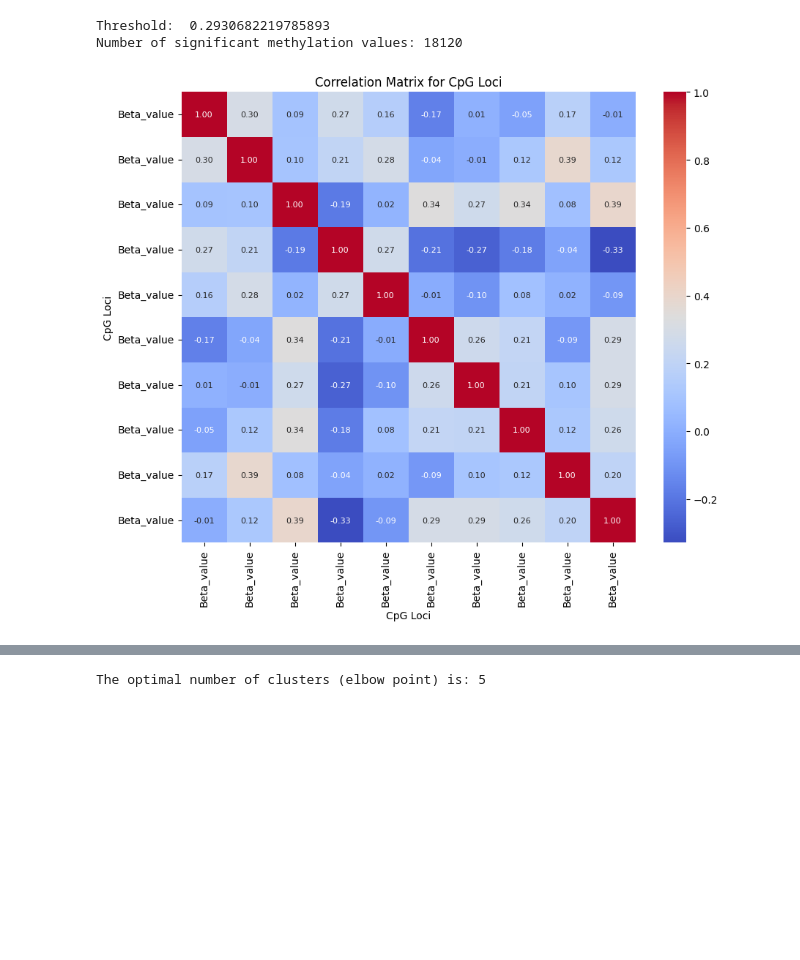
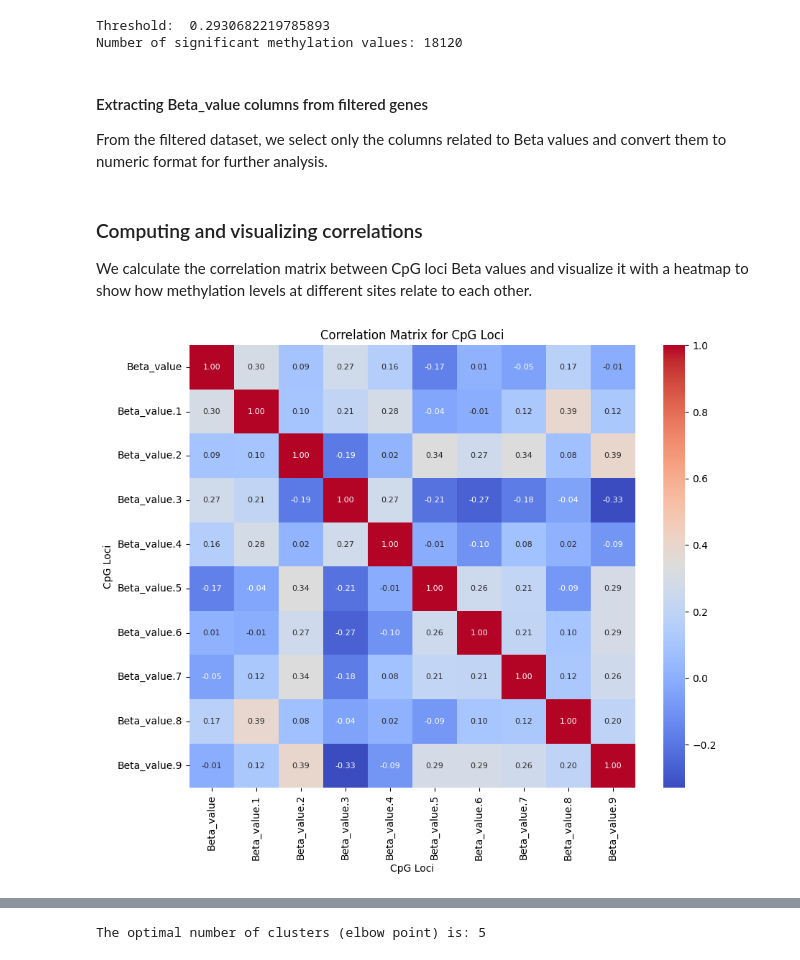
Before and after one commit to killica/Cluster-analysis-of-epigenome, a Jupyter notebook: ClusterAnalysisOfEpigenome.ipynb, the cells around one changed output, grey strips where cells are left out. Cells and saved outputs as stored; diff of their text form; code cells hidden in the pictures; blank space fills up the shorter version.

```diff
--- a/ClusterAnalysisOfEpigenome.ipynb
+++ b/ClusterAnalysisOfEpigenome.ipynb
@@ -171,3 +216,7 @@ Number of significant methylation values: 18120
+# %% [markdown]
+#### Extracting Beta_value columns from filtered genes
+
+From the filtered dataset, we select only the columns related to Beta values and convert them to numeric format for further analysis.
 # %%
 # Extract only Beta_value columns for filtered genes
 beta_value_columns = [index for index, column in enumerate(df.columns) if 'Beta_value' in column]
@@ -176,12 +227,19 @@ beta_values = beta_values.apply(pd.to_numeric, errors='coerce')
+# %% [markdown]
+### Computing and visualizing correlations
+
+We calculate the correlation matrix between CpG loci Beta values and visualize it with a heatmap to show how methylation levels at different sites relate to each other.
 # %%
+# Input file:
+beta_values = pd.read_csv('beta_values.csv')
+
 # Compute correlation matrix for CpG loci
 correlation_matrix = beta_values.corr()
 
 plt.figure(figsize=(10, 8))
 sns.heatmap(correlation_matrix, cmap='coolwarm', annot=True, fmt=".2f", annot_kws={"size": 8})
 plt.title('Correlation Matrix for CpG Loci')
 plt.xlabel('CpG Loci')
 plt.ylabel('CpG Loci')
 plt.show()
 # %% [output]
-[figure, old version]
+[figure, new version]
```
Also changed, not shown: parts of 47 cells of this notebook, 6 other files.
